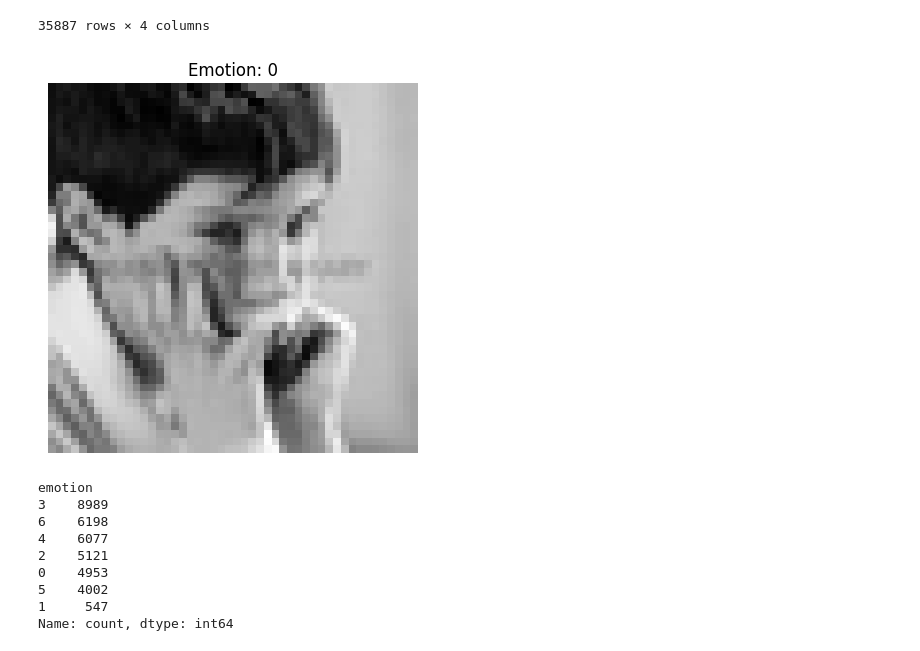
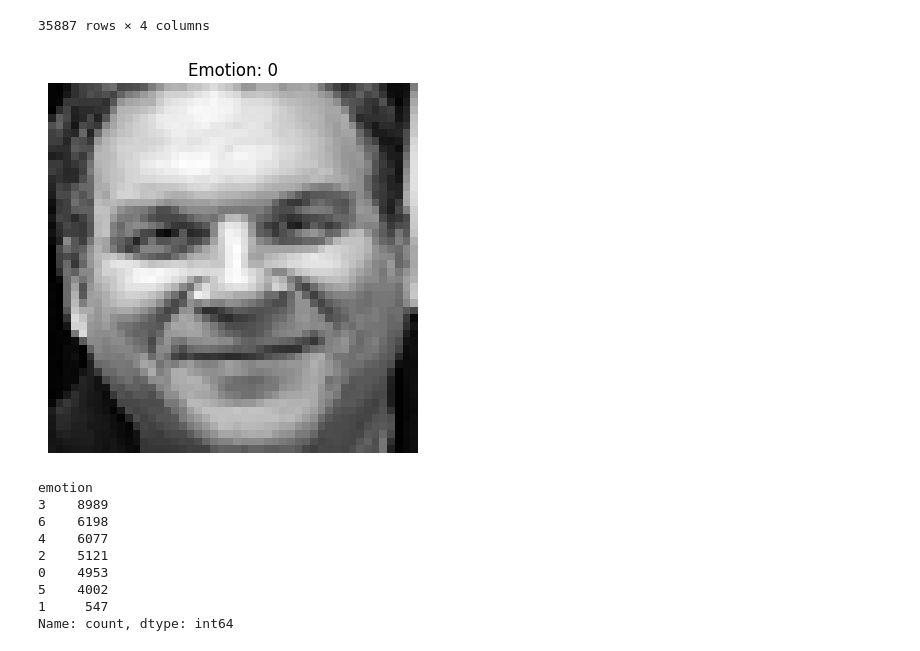
Before and after one commit to KshitijSohoni/Mood-Based-Music-Recommendation-System, a Jupyter notebook: Emotion Detection.ipynb, the cells around one changed output. Cells and saved outputs as stored; diff of their text form; code cells hidden in the pictures.

```diff
--- a/Emotion Detection.ipynb
+++ b/Emotion Detection.ipynb
@@ -62,13 +62,13 @@ df
 35887 rows × 4 columns
 # %%
 import matplotlib.pyplot as plt
-sample_image = df['image'].iloc[3]
+sample_image = df['image'].iloc[14]
 plt.imshow(sample_image.reshape(48, 48), cmap='gray')
 plt.title(f"Emotion: {df['emotion'].iloc[0]}")
 plt.axis('off')
 plt.show()
 # %% [output]
-[figure, old version]
+[figure, new version]
 # %%
 df.emotion.value_counts()
 # %% [output]
```
Also changed, not shown: parts of 10 cells of this notebook, 1 other file.
